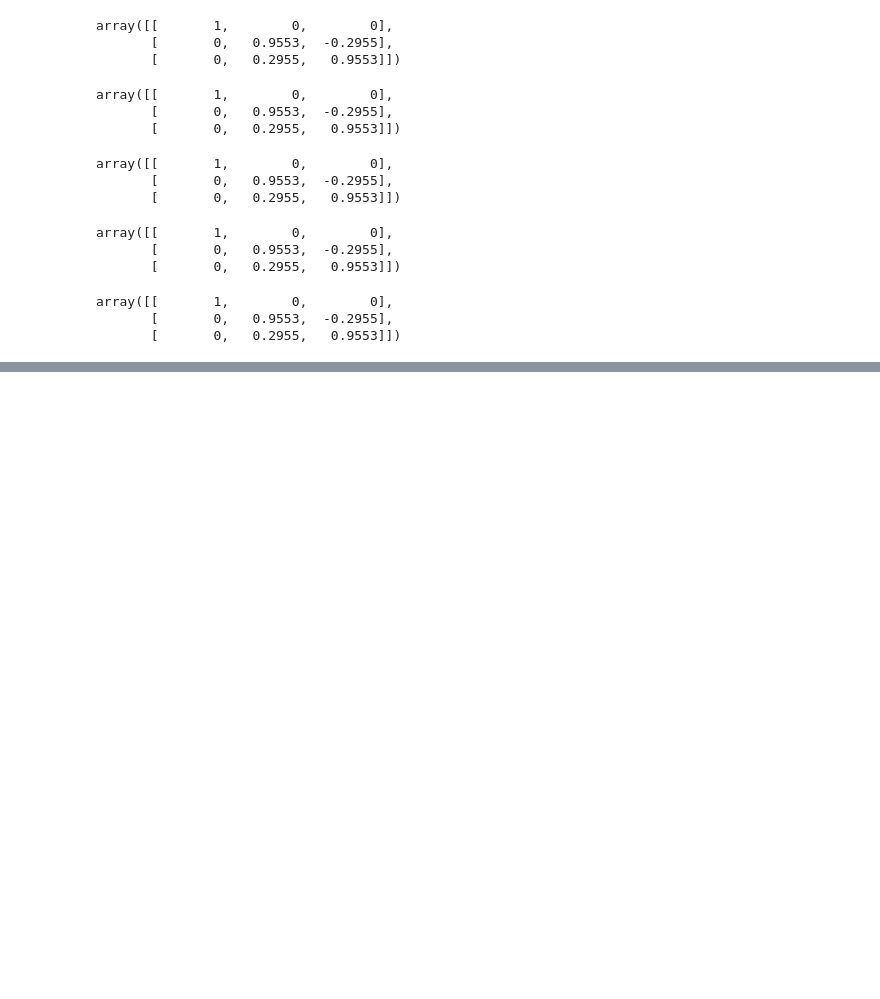
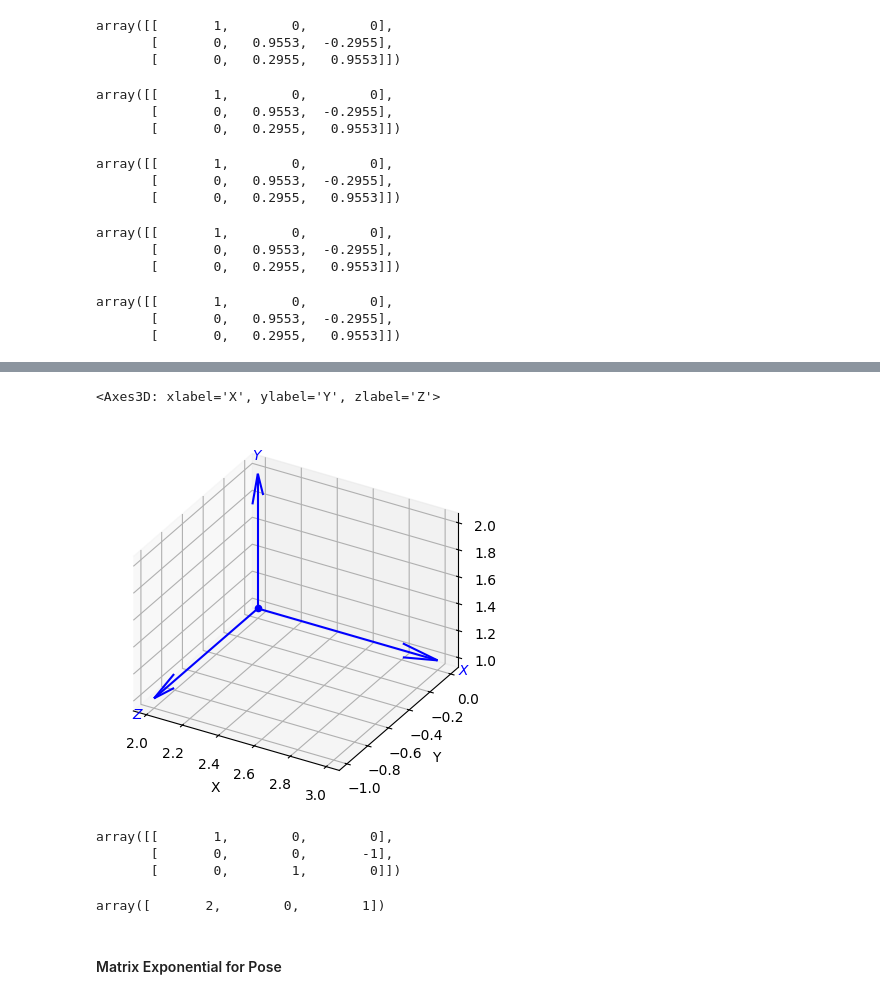
Before and after one commit to Sann-Htet/Robotics-Vision-and-Control-Fundamental-Algorithms-in-Python, a Jupyter notebook: Chapter02/Workingin3D.ipynb, the cells around one changed output, grey strips where cells are left out. Drawn from its saved outputs; the diff is of its cells as text; code cells hidden in the pictures; blank space fills up the shorter version.

```diff
--- a/Chapter02/Workingin3D.ipynb
+++ b/Chapter02/Workingin3D.ipynb
@@ -255,0 +305,17 @@ array([[       1,        0,        0],
+# %%
+trplot(T)
+# %% [output]
+<Axes3D: xlabel='X', ylabel='Y', zlabel='Z'>
+[figure, added]
+# %%
+t2r(T)
+# %% [output]
+array([[       1,        0,        0],
+       [       0,        0,       -1],
+       [       0,        1,        0]])
+# %%
+transl(T)
+# %% [output]
+array([       2,        0,        1])
+# %% [markdown]
+#### Matrix Exponential for Pose
```
Also changed, not shown: parts of 11 cells of this notebook.
